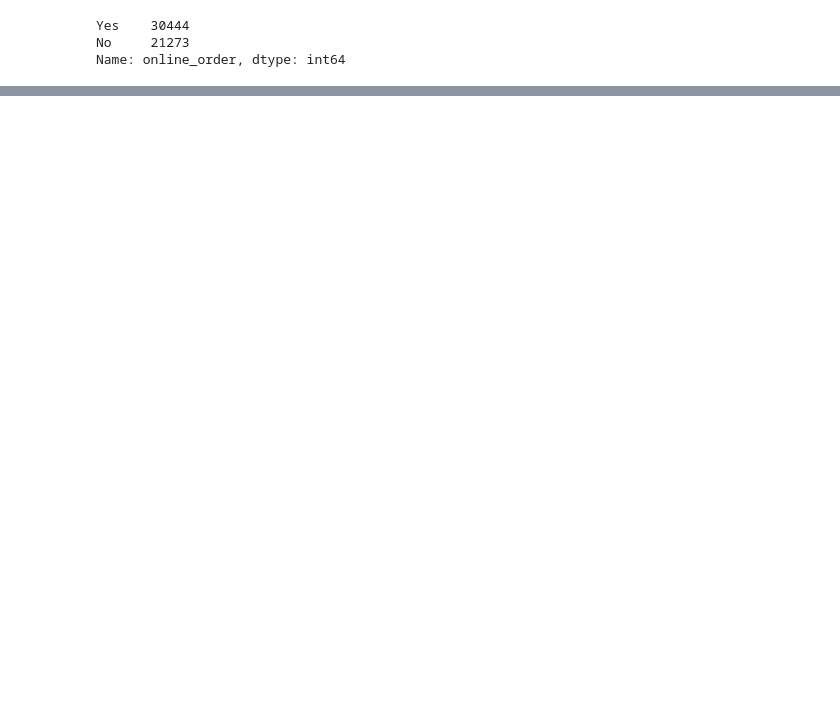
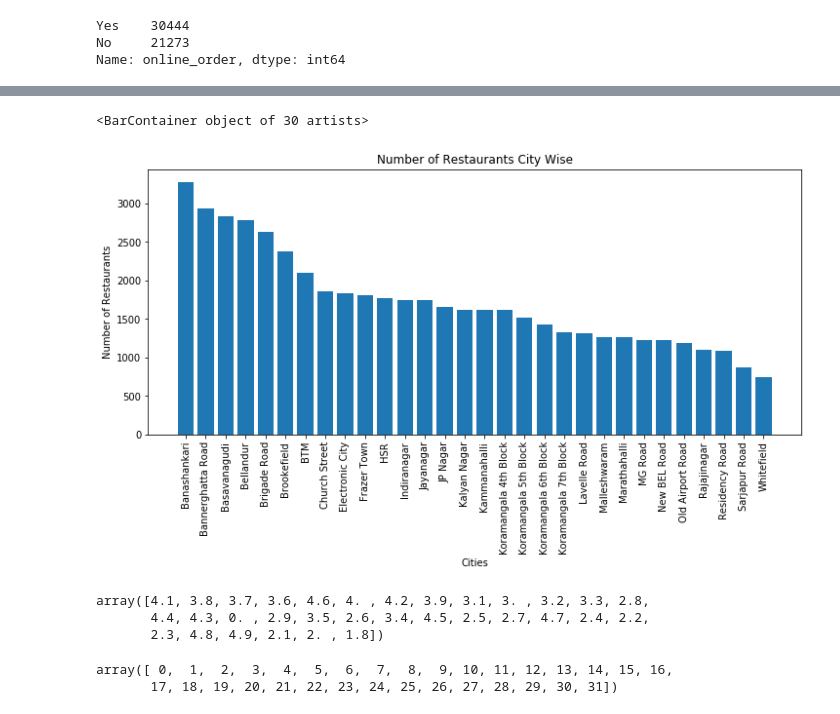
Before and after one commit to deepjyotiroy079/zomato-restaurant-data-analysis, a Jupyter notebook: Zomato Restaurant Analysis.ipynb, the cells around one changed output, grey strips where cells are left out. Saved outputs shown, nothing was run; the diff lists cells and outputs as text; code cells hidden in the pictures; blank space fills up the shorter version.

```diff
--- a/Zomato Restaurant Analysis.ipynb
+++ b/Zomato Restaurant Analysis.ipynb
@@ -156,0 +206,3 @@ Name: online_order, dtype: int64
+# %%
+cities = data['city'].unique()
+cities
@@ -156,0 +219,25 @@ Name: online_order, dtype: int64
+# %%
+xpos_cities = np.arange(len(cities))
+xpos_cities
+plt.figure(figsize=(12,5))
+plt.xticks(xpos_cities, cities, rotation='vertical')
+plt.xlabel('Cities')
+plt.ylabel('Number of Restaurants')
+plt.title('Number of Restaurants City Wise')
+plt.bar(xpos_cities, data['city'].value_counts())
+# %% [output]
+<BarContainer object of 30 artists>
+[figure, added]
+# %%
+ratings = data['rate'].unique()
+ratings
+# %% [output]
+array([4.1, 3.8, 3.7, 3.6, 4.6, 4. , 4.2, 3.9, 3.1, 3. , 3.2, 3.3, 2.8,
+       4.4, 4.3, 0. , 2.9, 3.5, 2.6, 3.4, 4.5, 2.5, 2.7, 4.7, 2.4, 2.2,
+       2.3, 4.8, 4.9, 2.1, 2. , 1.8])
+# %%
+xpos_ratings = np.arange(len(ratings))
+xpos_ratings
+# %% [output]
+array([ 0,  1,  2,  3,  4,  5,  6,  7,  8,  9, 10, 11, 12, 13, 14, 15, 16,
+       17, 18, 19, 20, 21, 22, 23, 24, 25, 26, 27, 28, 29, 30, 31])
```
Also changed, not shown: parts of 24 cells of this notebook.
